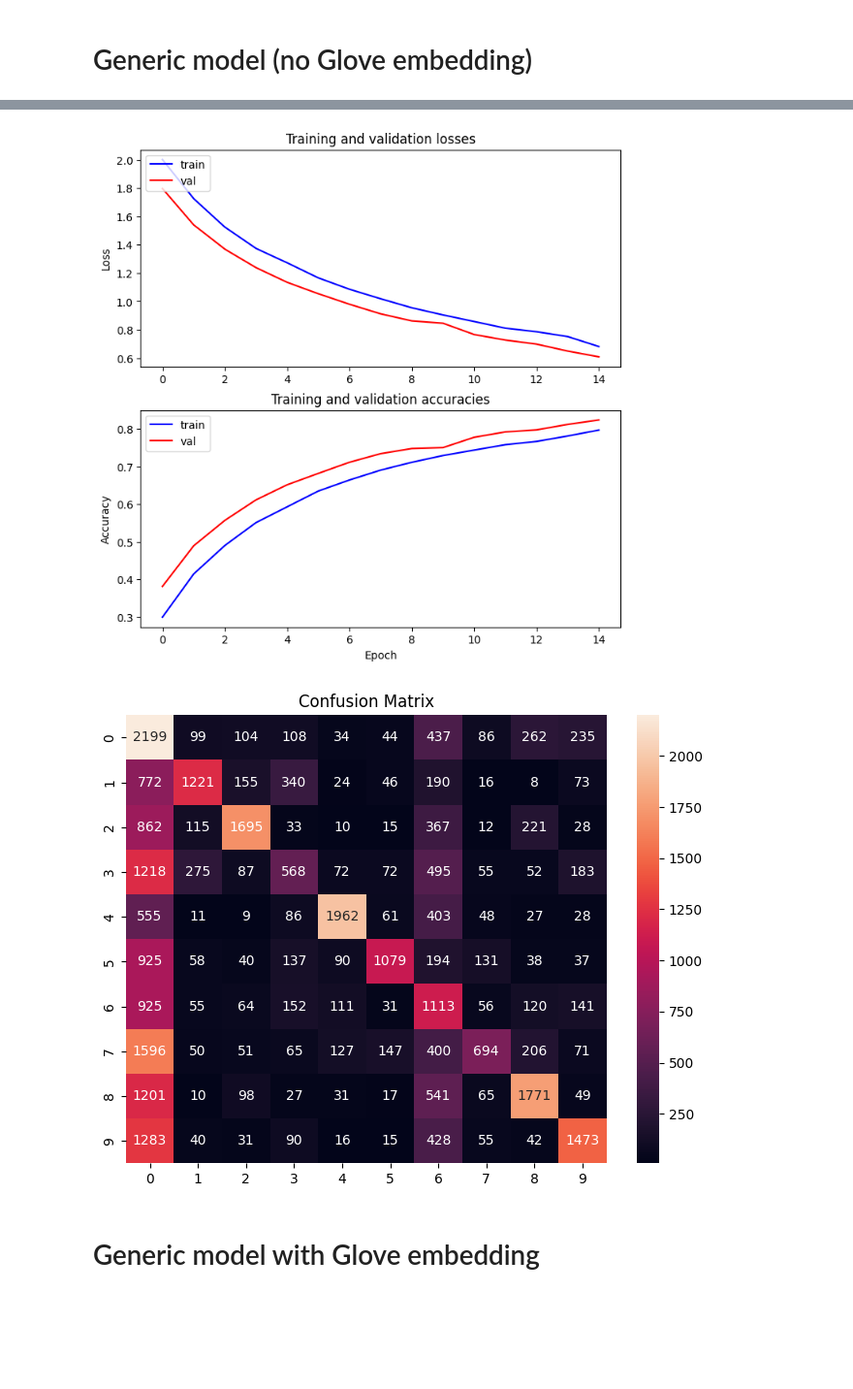
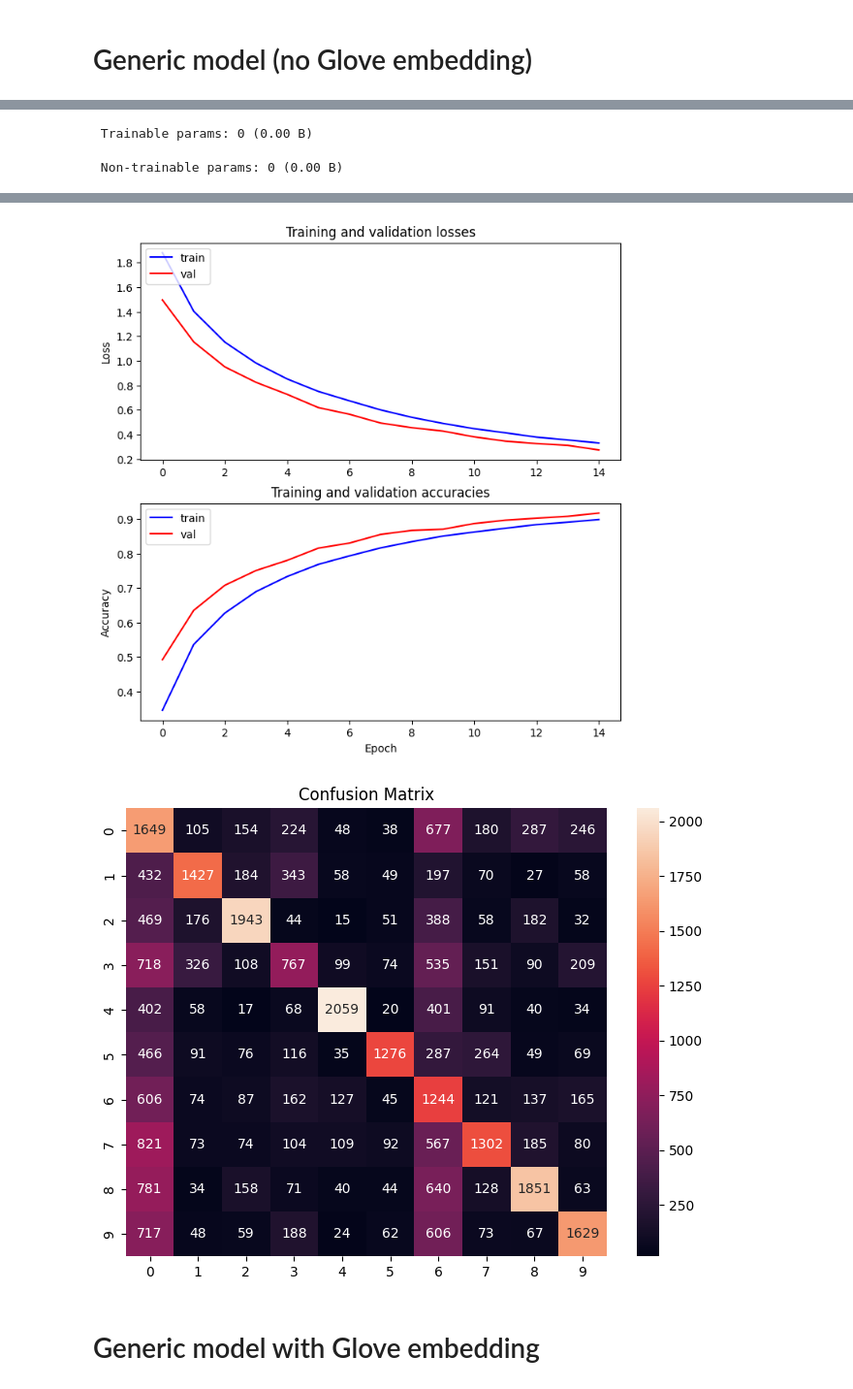
Before and after one commit to lorrespz/NLP-Text-Analyses-Generation, a Jupyter notebook: nlp-yahoo-qa-text-classification.ipynb, the cells around one changed output, grey strips where cells are left out. Shown at 97% size. Saved outputs shown, nothing was run; the diff lists cells and outputs as text; code cells hidden in the pictures; blank space fills up the shorter version.

```diff
--- a/nlp-yahoo-qa-text-classification.ipynb
+++ b/nlp-yahoo-qa-text-classification.ipynb
@@ -226,7 +226,7 @@ def generic_model(model_layer,units, epochs, bs):
         layer.Dense(10,activation = 'softmax')
     ])
 
-    #model.summary()
+    model.summary()
     callback = tf.keras.callbacks.EarlyStopping(monitor='loss', patience=1)
 
     model.compile(loss=SparseCategoricalCrossentropy(from_logits = False),
@@ -253,6 +253,7 @@ def generic_model(model_layer,units, epochs, bs):
     ax[1].legend(['train', 'val'], loc='upper left')
 
     #Prediction
+    print('APPLYING THE TRAINED MODEL TO THE TEST SET')
     pred = np.argmax(np.round(model.predict(X_test_pad)),axis = 1)
     loss, acc = model.evaluate(X_test_pad,y_test_le,verbose=0)
     print('Test loss: {}'.format(loss))
@@ -271,5 +272,5 @@ def generic_model(model_layer,units, epochs, bs):
 
     return model, hist_model, loss, acc, cm
 # %%
-model_LSTM = generic_model(layer.LSTM, 6, 15, 64)
+model_LSTM = generic_model(layer.LSTM, 24, 15, 64)
 # %% [output]
@@ -292,0 +291,2 @@ Test Accuracy: 0.4464280307292938
+ Trainable params: 0 (0.00 B)
+ Non-trainable params: 0 (0.00 B)
@@ -293,5 +310,5 @@ Test Accuracy: 0.4464280307292938
-[figure, old version]
+[figure, new version]
-[figure, old version]
+[figure, new version]
 # %% [markdown]
 # Generic model with Glove embedding
 # %%
```
Also changed, not shown: parts of 4 cells of this notebook.
